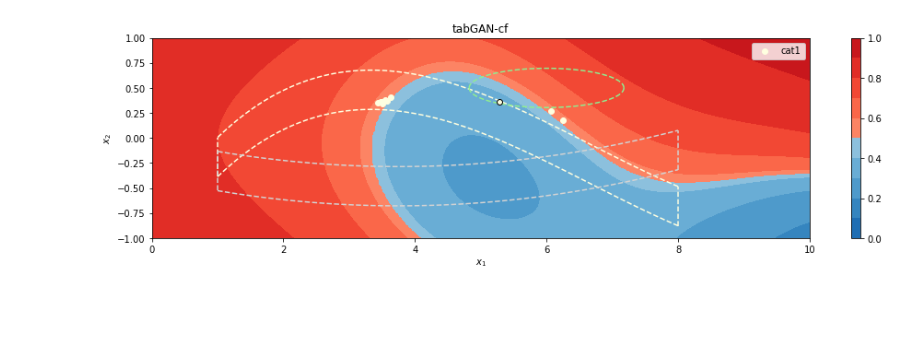
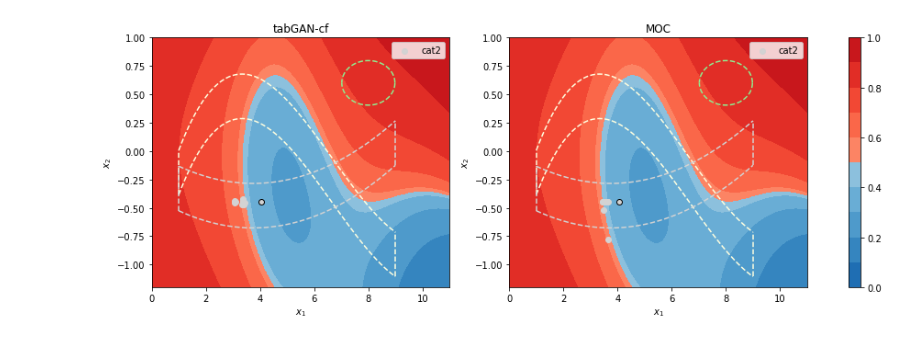
Before and after one commit to ArneRustad/Master-thesis-cf, a Jupyter notebook: Compare counterfactuals.ipynb, the cells around one changed output. Cells and saved outputs as stored; diff of their text form; code cells hidden in the pictures; blank space fills up the shorter version.

Commit message:
Finished counterfactual comparison in Python, but a tiny bit needed in the R files

```diff
--- a/Compare counterfactuals.ipynb
+++ b/Compare counterfactuals.ipynb
@@ -70,22 +67,24 @@ def classifier(data):
 
 n_train = 5000
 
-x1_low, x1_high = 1,8
+x1_low, x1_high = 1,9
 np.random.seed(1)
 
 def sample_x1_given_x3(x3):
     x1_given_cat1_or_cat2 = np.random.uniform(x1_low, x1_high, n_train)
-    x1_given_cat3 = np.random.normal(6, sigma_x1 , n_train)
+    x1_given_cat3 = np.random.normal(x1_mean_given_x3, sigma_x1 , n_train)
     return np.where(x3 == "cat3", x1_given_cat3, x1_given_cat1_or_cat2)
 
 sigma_x2 = 0.1
-sigma_x1 = 0.6
+sigma_x1 = 0.5
 x3 = np.random.choice(["cat1","cat2", "cat3"], n_train)
+x1_mean_given_x3 = 8
+x2_mean_given_x3 = 0.6
 x1 = sample_x1_given_x3(x3)
 
 def mean_x2_given_x1_x3(x1, x3):
     cond_list = [x3 == "cat1", x3 == "cat2", x3 == "cat3"]
-    choice_list = [0.01*(x1)**3 - 0.2*x1**2 + x1 - 1, 0.02*x1**2 - 0.15*x1 -0.2, 0.5]
+    choice_list = [0.01*(x1)**3 - 0.2*x1**2 + x1 - 1, 0.02*x1**2 - 0.15*x1 -0.2, x2_mean_given_x3]
     return np.select(cond_list, choice_list, default=0)
 
 def sample_x2_given_x1_x3(x1,x3, sigma):
@@ -98,9 +97,9 @@ def conf_int_x2_given_x1_x3(x3, sigma_x1, sigma_x2, alpha = 0.05, n_steps = 100)
         return(x1, scipy.stats.norm.interval(1-alpha, loc=mean, scale=sigma_x2))
     elif x3 == "cat3":
         degree = np.linspace(0, np.pi, n_steps)
-        x1 = 6 + np.cos(degree) * 1.96 *sigma_x1
-        x2 = [mean_x2_given_x1_x3(1, "cat3") + np.sin(degree) * 1.96 * sigma_x2,
-              mean_x2_given_x1_x3(1, "cat3") + np.sin(-degree) * 1.96 * sigma_x2]
+        x1 = x1_mean_given_x3 + np.cos(degree) * 1.96 *sigma_x1
+        x2 = [x2_mean_given_x3 + np.sin(degree) * 1.96 * sigma_x2,
+              x2_mean_given_x3 + np.sin(-degree) * 1.96 * sigma_x2]
         return x1, x2
     else:
         raise ValueError("The x3 paramter must be one of the values cat1, cat2 or cat3 and given in string format")
@@ -139,7 +138,7 @@ plot_heatmap(ax)
 for i, cat in enumerate(categories_unique):
     df_toy_subset = df_toy.loc[df_toy["x3"] == cat].head(750)
     plt.scatter(df_toy_subset["x1"], df_toy_subset["x2"], color = str(map_x3_to_col(cat)), alpha = 0.5, label = cat)
-#plot_confint_x2_given_x1_and_x3(ax, sigma_x1, sigma_x2)
+plot_confint_x2_given_x1_and_x3(ax, sigma_x1, sigma_x2)
 plt.legend()
 plt.savefig(os.path.join(image_dir, "Syn2D_cf.svg"), dpi=300)
 # %% [output]
@@ -204,7 +162,8 @@ pd.DataFrame(d)
 # %%
 cf_dir = ".//Counterfactuals"
 %run "$utils_path"
-compare_counterfactuals(df_toy, x_obs_nr = 244, save_path = "compare_counterfactuals_for_obs0.jpg", save_dir=image_dir,
-                       only_tabGAN_cf = True)
+return_diff = False
+compare_counterfactuals(df_toy, x_obs_nr = 89, save_path = "compare_counterfactuals_for_obs1.svg", save_dir=image_dir,
+                       only_tabGAN_cf = False, figsize=[16,5])
 # %% [output]
-[figure, old version]
+[figure, new version]
```
Also changed, not shown: parts of 24 cells of this notebook, 5 other files.
